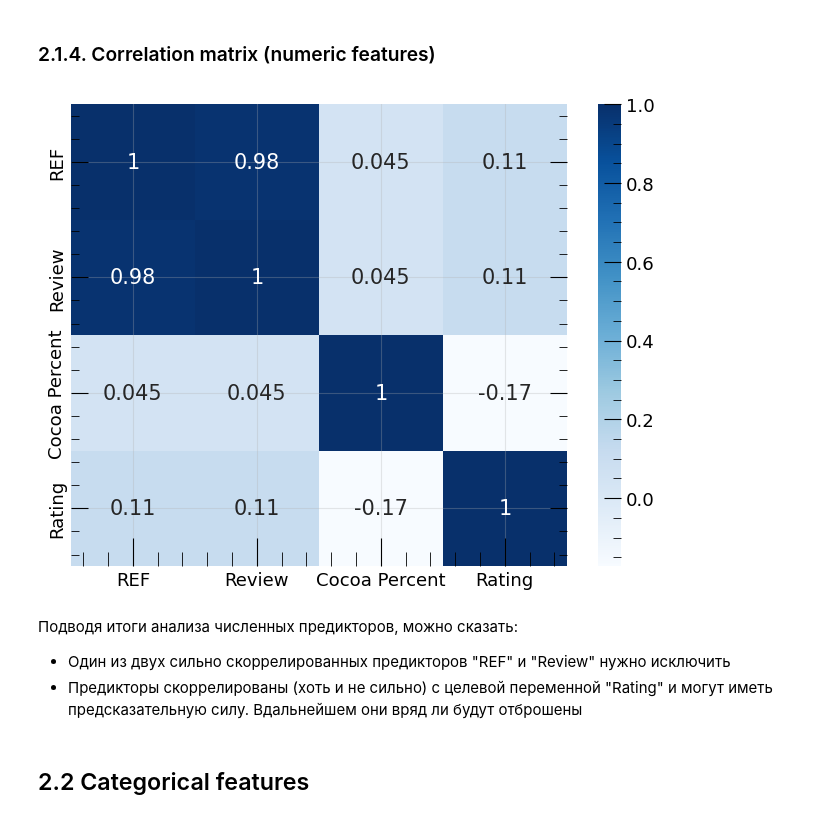
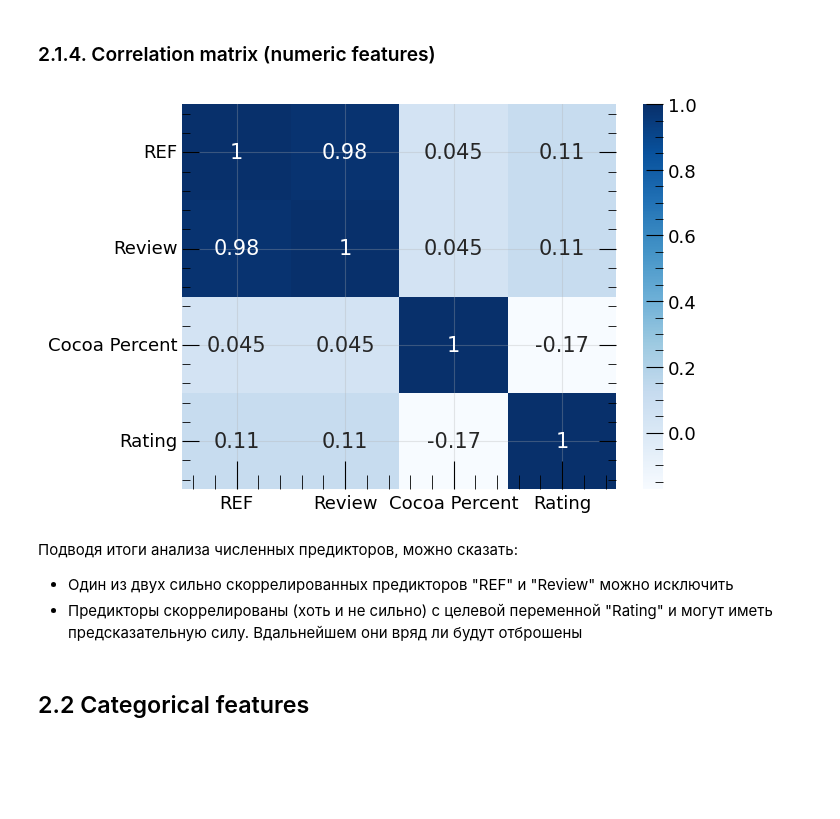
Before and after one commit to Sirnobaka/Chocolate_Competition, a Jupyter notebook: Notebook.ipynb, the cells around one changed output. Saved outputs shown, nothing was run; the diff lists cells and outputs as text; code cells hidden in the pictures; blank space fills up the shorter version.

```diff
--- a/Notebook.ipynb
+++ b/Notebook.ipynb
@@ -254,19 +256,19 @@ df_train[['Cocoa Percent', 'Rating']].corr()
 # %% [markdown]
 ### 2.1.4. Correlation matrix (numeric features)
 # %%
-plt.figure(figsize = (8,6))
+plt.figure(figsize = (7,5))
 plt.rcParams.update({
     'xtick.labelsize': 13,
     'ytick.labelsize': 13,
 })
 sns.heatmap(df_train.corr(), annot=True, cmap="Blues")
 
 plt.show()
 # %% [output]
-[figure, old version]
+[figure, new version]
 # %% [markdown]
 Подводя итоги анализа численных предикторов, можно сказать:
-* Один из двух сильно скоррелированных предикторов "REF" и "Review" нужно исключить
+* Один из двух сильно скоррелированных предикторов "REF" и "Review" можно исключить
 * Предикторы скоррелированы (хоть и не сильно) с целевой переменной "Rating" и могут иметь предсказательную силу. Вдальнейшем они вряд ли будут отброшены
 # %% [markdown]
 ## 2.2 Categorical features
```
Also changed, not shown: parts of 96 cells of this notebook.
